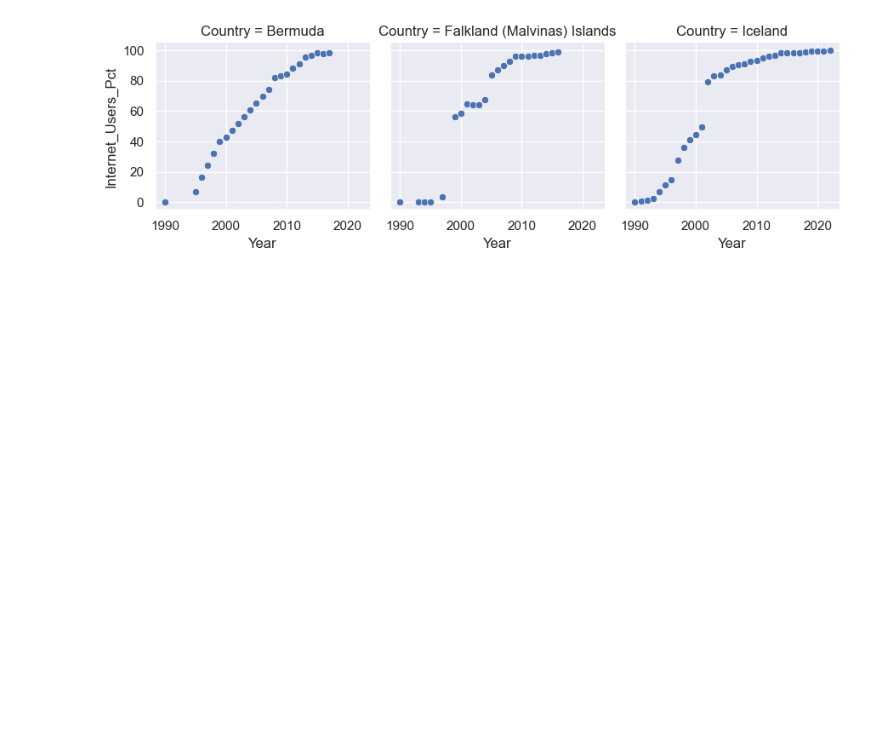
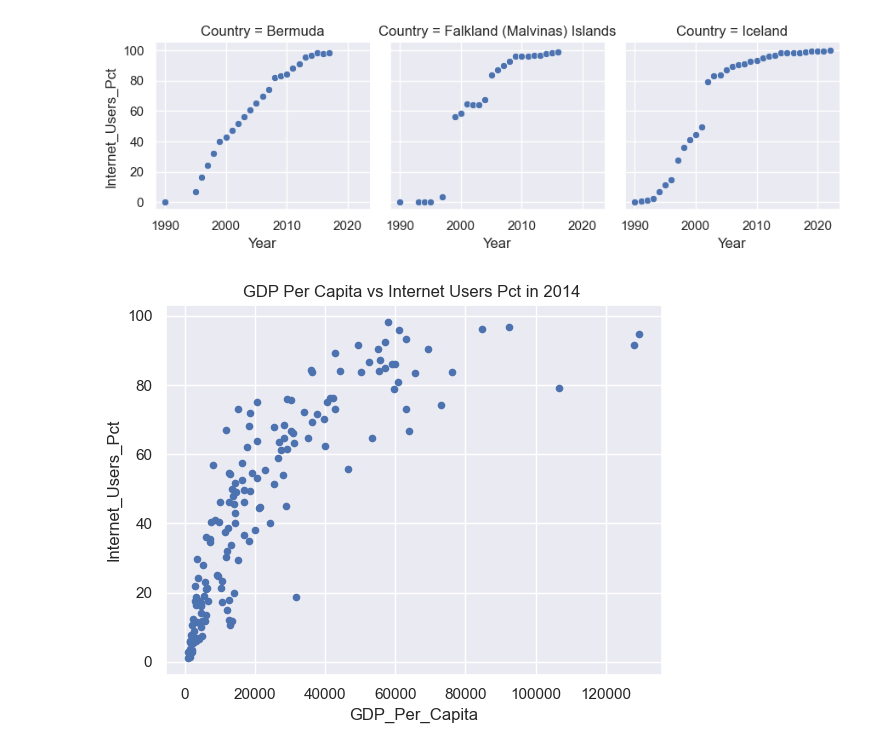
Before and after one commit to NSS-Data-Analytics-Cohort-14/gdp-and-internet-usage-jacobvogs, a Jupyter notebook: notebooks/gdp_int.ipynb, the cells around one changed output. Drawn from its saved outputs; the diff is of its cells as text; code cells hidden in the pictures; blank space fills up the shorter version.

```diff
--- a/notebooks/gdp_int.ipynb
+++ b/notebooks/gdp_int.ipynb
@@ -458,3 +458,11 @@ top_3.map_dataframe(sns.scatterplot, x="Year", y="Internet_Users_Pct")
 # %% [output]
 <seaborn.axisgrid.FacetGrid at 0x...>
 [figure]
+# %%
+gdp_and_internet_use_2014.plot(x='GDP_Per_Capita', y='Internet_Users_Pct', kind='scatter')
+plt.xlabel('GDP_Per_Capita')
+plt.ylabel('Internet_Users_Pct')
+plt.title('GDP Per Capita vs Internet Users Pct in 2014 ')
+plt.show()
+# %% [output]
+[figure, added]
```
Also changed, not shown: parts of 2 cells of this notebook.
